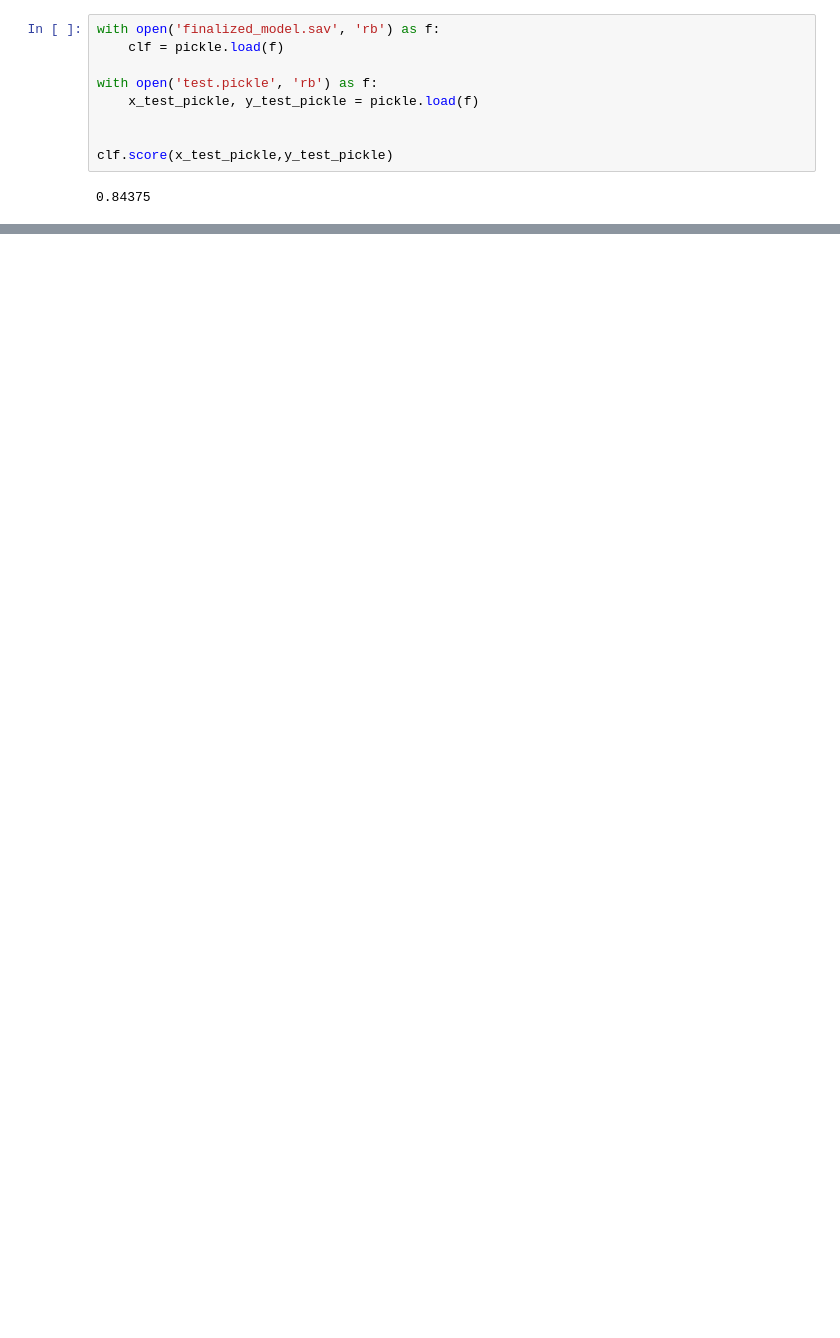
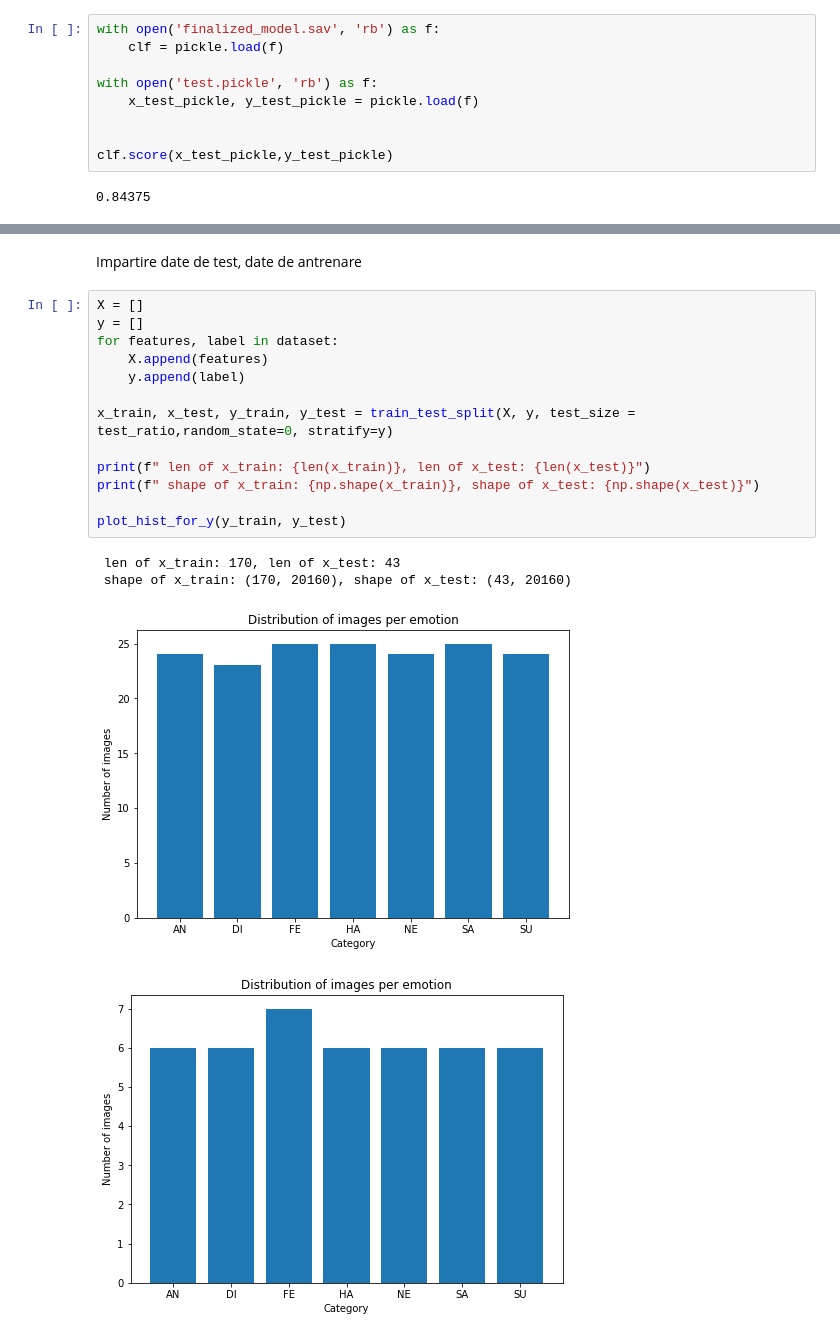
Before and after one commit to ionut-girla/Proiect_IC1, a Jupyter notebook: Proiect.ipynb, the cells around one changed output, grey strips where cells are left out. Cells and saved outputs as stored; diff of their text form; blank space fills up the shorter version.

```diff
--- a/Proiect.ipynb
+++ b/Proiect.ipynb
@@ -336,0 +436,20 @@ clf.score(x_test_pickle,y_test_pickle)
+# %% [markdown]
+Impartire date de test, date de antrenare
+# %%
+X = []
+y = []
+for features, label in dataset:
+    X.append(features)
+    y.append(label)
+
+x_train, x_test, y_train, y_test = train_test_split(X, y, test_size = test_ratio,random_state=0, stratify=y)
+
+print(f" len of x_train: {len(x_train)}, len of x_test: {len(x_test)}")
+print(f" shape of x_train: {np.shape(x_train)}, shape of x_test: {np.shape(x_test)}")
+
+plot_hist_for_y(y_train, y_test)
+# %% [output]
+ len of x_train: 170, len of x_test: 43
+ shape of x_train: (170, 20160), shape of x_test: (43, 20160)
+[figure, added]
+[figure, added]
```
Also changed, not shown: parts of 30 cells of this notebook.
